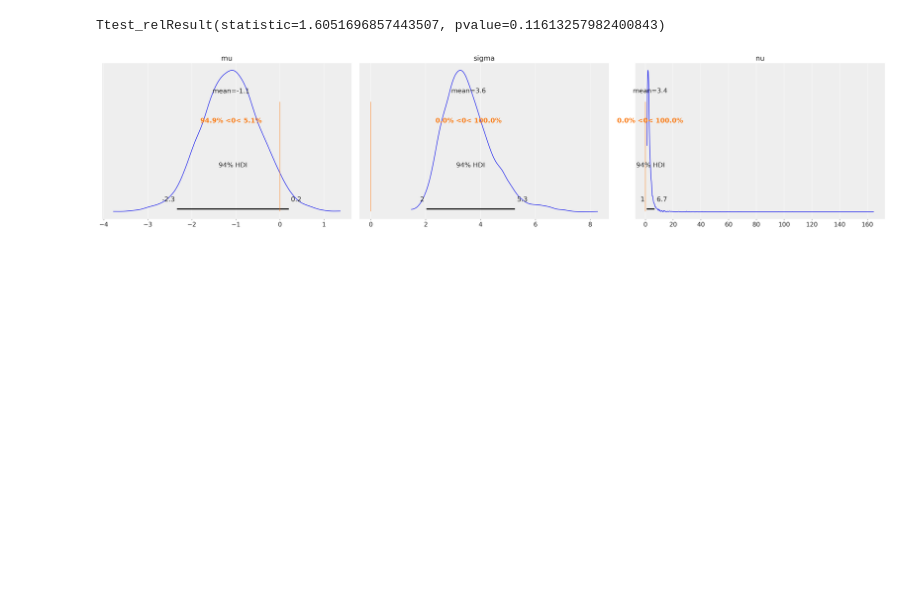
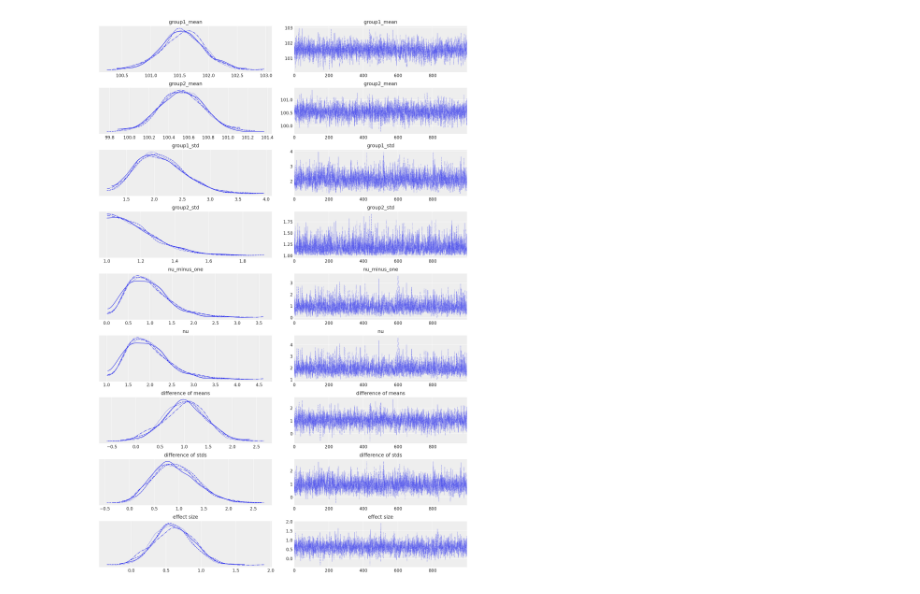
Before and after one commit to hyosubkim/bayes-toolbox, a Jupyter notebook: bayesian_fxns_sandbox.ipynb, the cells around one changed output. Cells and saved outputs as stored; diff of their text form; code cells hidden in the pictures; blank space fills up the shorter version.

```diff
--- a/bayesian_fxns_sandbox.ipynb
+++ b/bayesian_fxns_sandbox.ipynb
@@ -103,17 +13,12 @@ def compare_two_groups(y, group, sigma_low, sigma_high, n_samples=1000):
 # %%
 # fmt: off
-# iq_drug = np.array([
-#     101, 100, 102, 104, 102, 97, 105, 105, 98, 101, 100, 123, 105, 103,
-#     100, 95, 102, 106, 109, 102, 82, 102, 100, 102, 102, 101, 102, 102,
-#     103, 103, 97, 97, 103, 101, 97, 104, 96, 103, 124, 101, 101, 100,
-#     101, 101, 104, 100, 101
-# ])
-
 iq_drug = np.array([
     101, 100, 102, 104, 102, 97, 105, 105, 98, 101, 100, 123, 105, 103,
     100, 95, 102, 106, 109, 102, 82, 102, 100, 102, 102, 101, 102, 102,
-    103, 103, 97, 97, 103, 101, 97, 104, 96, 103, 124, 101, 101, 100
+    103, 103, 97, 97, 103, 101, 97, 104, 96, 103, 124, 101, 101, 100,
+    101, 101, 104, 100, 101
 ])
+
 
 iq_placebo = np.array([
     99, 101, 100, 101, 102, 100, 97, 101, 104, 101, 102, 102, 100, 105,
@@ -125,7 +30,7 @@ iq_placebo = np.array([
 df1 = pd.DataFrame({"iq": iq_drug, "group": "drug"})
 df2 = pd.DataFrame({"iq": iq_placebo, "group": "placebo"})
 indv = pd.concat([df1, df2]).reset_index()
-#indv["group"] = indv["group"].astype("category")
+indv["group"] = indv["group"].astype("category")
 
 sns.histplot(data=indv, x="iq", hue="group");
 # %% [output]
@@ -133,4 +38,3 @@ sns.histplot(data=indv, x="iq", hue="group");
 # %%
-# idata = compare_two_groups(indv["iq"], indv["group"], 1, 10)
-idata = compare_one_group(indv["iq"], indv["group"])
+idata = bst.compare_two_groups(indv["iq"], indv["group"], 1, 10)
 # %% [output]
@@ -144,15 +47,6 @@ Sampling 4 chains for 1_000 tune and 1_000 draw iterations (4_000 + 4_000 draws
-# %%
-from scipy import stats
-
-stats.ttest_rel(iq_drug, iq_placebo)
-# %% [output]
-Ttest_relResult(statistic=1.6051696857443507, pvalue=0.11613257982400843)
 # %%
-az.plot_posterior(
-    idata,
-    var_names=["mu", "sigma", "nu"],
-    ref_val=0
-);
+# Assess your MCMC chains.
+az.plot_trace(idata);
 # %% [output]
-[figure, old version]
+[figure, new version]
 # %%
```
Also changed, not shown: parts of 13 cells of this notebook, 9 other files.
